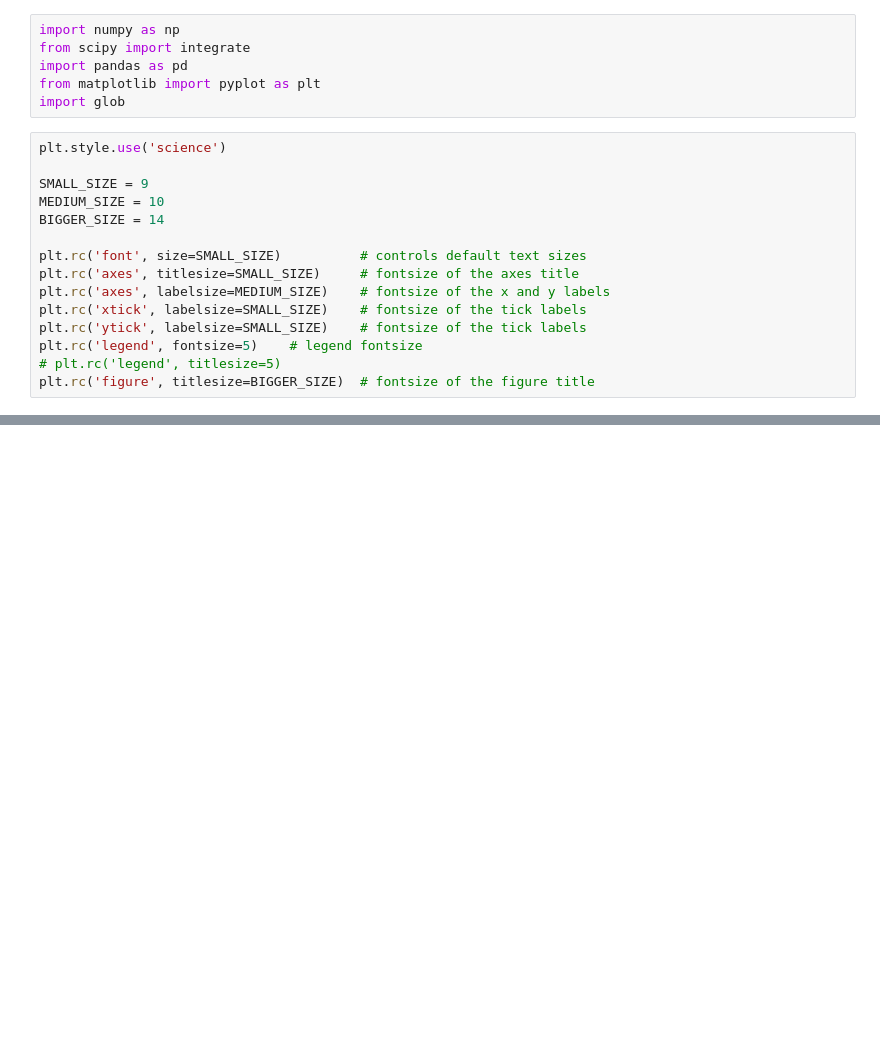
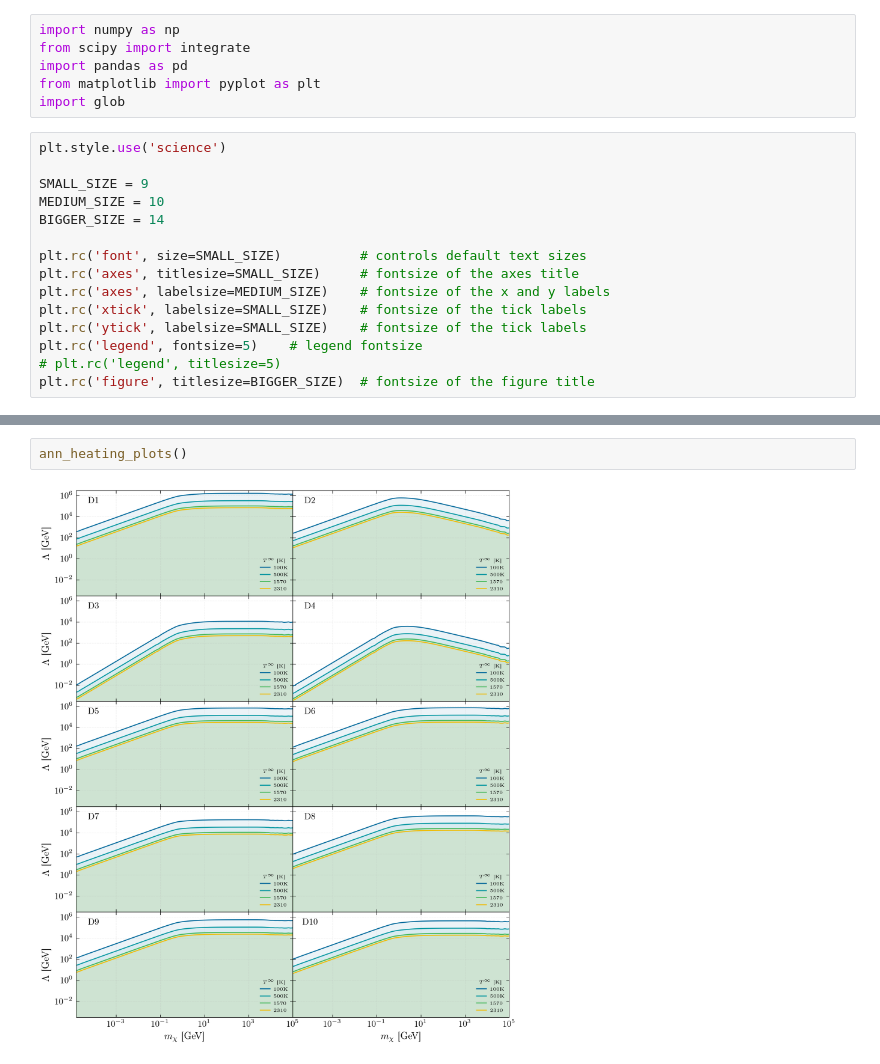
Before and after one commit to mvirgato/Masters, a Jupyter notebook: Heating/pyHeat.ipynb, the cells around one changed output, grey strips where cells are left out. Saved outputs shown, nothing was run; the diff lists cells and outputs as text; blank space fills up the shorter version.

```diff
--- a/Heating/pyHeat.ipynb
+++ b/Heating/pyHeat.ipynb
@@ -64,0 +94,4 @@ Here is the full report generated by latex:
+# %%
+ann_heating_plots()
+# %% [output]
+[figure, added]
```
Also changed, not shown: parts of 6 cells of this notebook, 26 other files.
